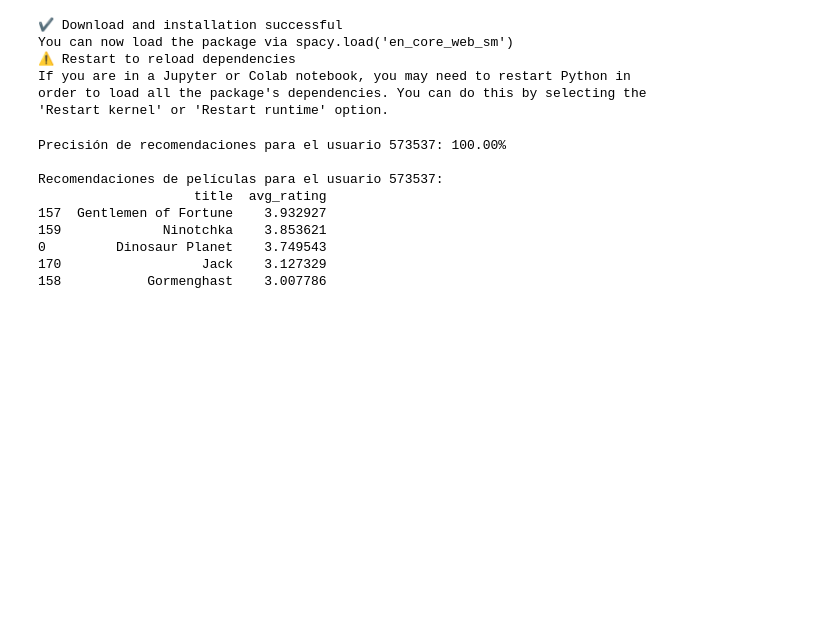
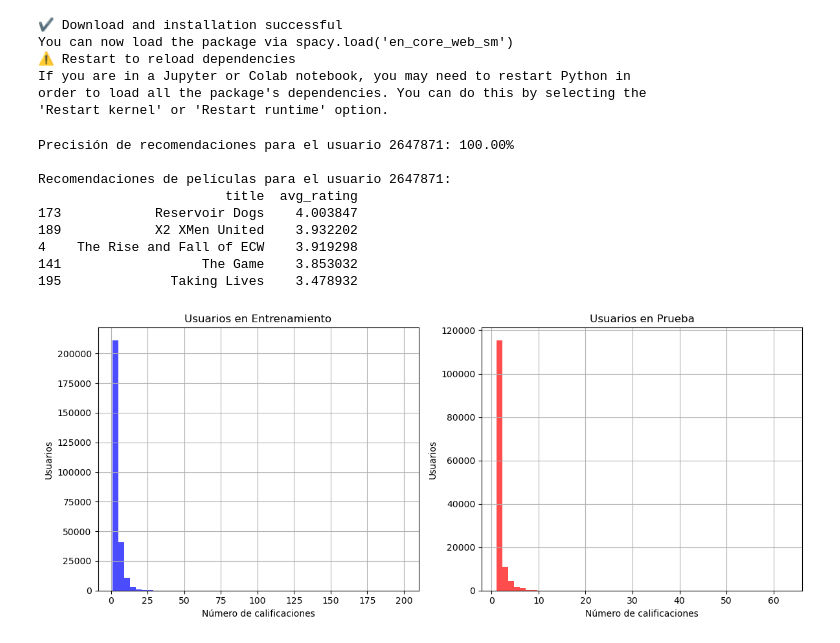
Before and after one commit to HP23005/MovIA, a Jupyter notebook: MovIA.ipynb, the cells around one changed output. Saved outputs shown, nothing was run; the diff lists cells and outputs as text; code cells hidden in the pictures; blank space fills up the shorter version.

```diff
--- a/MovIA.ipynb
+++ b/MovIA.ipynb
@@ -312,7 +312,7 @@ def evaluar_precision(user_id, model_knn, test_matrix, movies_avg_df, n=5):
     return precision
 
 # Evaluación para un usuario específico
-user_id = 573537
+user_id = 2647871
 
 # Comprobamos si el usuario está presente en los conjuntos de prueba o entrenamiento antes de evaluar
 if user_id in test_matrix.index and user_id in train_matrix.index:
@@ -326,12 +326,12 @@ if user_id in test_matrix.index and user_id in train_matrix.index:
 else:
     print(f"El usuario {user_id} no está presente en los conjuntos de entrenamiento ni de prueba.")
 # %% [output]
-Precisión de recomendaciones para el usuario 573537: 100.00%
+Precisión de recomendaciones para el usuario 2647871: 100.00%
 
-Recomendaciones de películas para el usuario 573537:
-                    title  avg_rating
-157  Gentlemen of Fortune    3.932927
-159             Ninotchka    3.853621
-0         Dinosaur Planet    3.749543
-170                  Jack    3.127329
-158           Gormenghast    3.007786
+Recomendaciones de películas para el usuario 2647871:
+                        title  avg_rating
+173            Reservoir Dogs    4.003847
+189            X2 XMen United    3.932202
+4    The Rise and Fall of ECW    3.919298
+141                  The Game    3.853032
+195              Taking Lives    3.478932
@@ -337,0 +343,19 @@ Recomendaciones de películas para el usuario 573537:
+# %%
+plt.figure(figsize=(12, 5))
+
+plt.subplot(1, 2, 1)
+train_data["user_id"].value_counts().hist(bins=50, color="blue", alpha=0.7)
+plt.xlabel("Número de calificaciones")
+plt.ylabel("Usuarios")
+plt.title("Usuarios en Entrenamiento")
+
+plt.subplot(1, 2, 2)
+test_data["user_id"].value_counts().hist(bins=50, color="red", alpha=0.7)
+plt.xlabel("Número de calificaciones")
+plt.ylabel("Usuarios")
+plt.title("Usuarios en Prueba")
+
+plt.tight_layout()
+plt.show()
+# %% [output]
+[figure, added]
```
Also changed, not shown: parts of 6 cells of this notebook.
